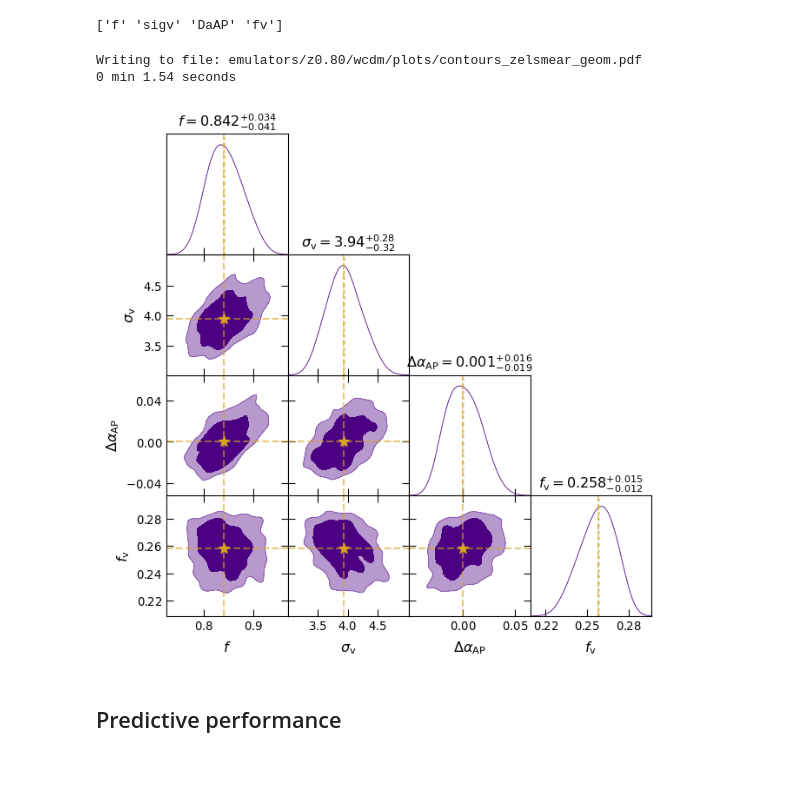
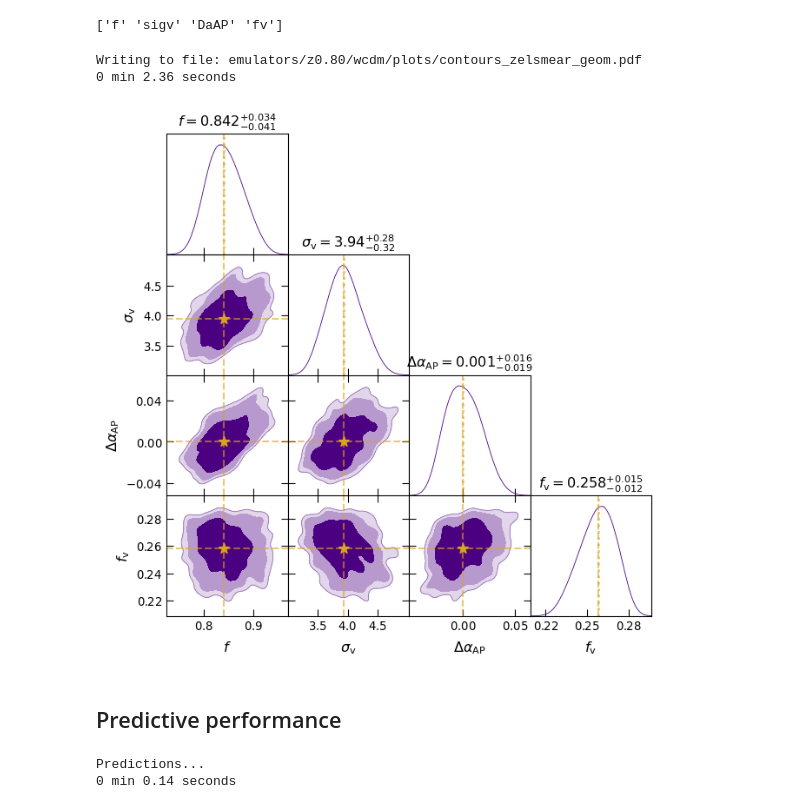
Before and after one commit to a-paranjape/zeldovich-smearing, a Jupyter notebook: emulation/Use_Emulators.ipynb, the cells around one changed output. Saved outputs shown, nothing was run; the diff lists cells and outputs as text; code cells hidden in the pictures; blank space fills up the shorter version.

Commit message:
updated to show contour plots

```diff
--- a/emulation/Use_Emulators.ipynb
+++ b/emulation/Use_Emulators.ipynb
@@ -237,8 +237,8 @@ NetworkEnsembleObject initialized
 print('all varied params')
 print(agem.keys_vary+agem.keys_agnostic)
 
-# use subsets of plot_param_list_all and par_show_all to focus on specific parameter subsets
-# we showcase a few choices below
+# use subsets of plot_param_list_all and par_show_all to focus on specific parameter subsets.
+# we showcase a few choices below.
 plot_param_list_all = np.array(agem.keys_vary+agem.keys_agnostic)
 par_show_all = np.arange(agem.n_params+agem.n_agnostic)
 file_stem_all = 'contours'
@@ -246,11 +246,11 @@ file_stem_all = 'contours'
 # store concatenated sample for later use
 sample = np.concatenate((cosmological,agnostic),axis=0).T
 
-# load full sample
+# load full sample in getdist
 gd_sample = MCSamples(samples=sample,
                       names=agem.keys_vary+agem.keys_agnostic,
                       labels=agem.latex_cosmological+agem.latex_agnostic,
-                      settings={'smooth_scale_2D':0.3})
+                      settings={'smooth_scale_2D':0.3},label='strong prior')
 # %% [output]
 all varied params
 ['Om', 'h', 'As', 'ns', 'Ob', 'Ok', 'wDE0', 'w0', 'w1', 'w2', 'w3', 'w4', 'w5', 'w6', 'w7', 'w8', 'f', 'sigv', 'DaAP', 'fv']
@@ -268,7 +268,7 @@ print(plot_param_list)
 # %%
 start_time = time()
 gdplot = gdplt.get_subplot_plotter(subplot_size=1.2)
-gdplot.settings.num_plot_contours = 2
+gdplot.settings.num_plot_contours = 3
 gdplot.settings.axes_fontsize = FS3
 gdplot.settings.axes_labelsize = FS2
 gdplot.settings.title_limit_fontsize = FS2
@@ -312,7 +312,7 @@ print(plot_param_list)
 # %%
 start_time = time()
 gdplot = gdplt.get_subplot_plotter(subplot_size=1.8)
-gdplot.settings.num_plot_contours = 2
+gdplot.settings.num_plot_contours = 3
 gdplot.settings.axes_fontsize = FS3
 gdplot.settings.axes_labelsize = FS2
 gdplot.settings.title_limit_fontsize = FS2
@@ -356,36 +356,36 @@ print(plot_param_list)
 # %%
 start_time = time()
 gdplot = gdplt.get_subplot_plotter(subplot_size=1.8)
-gdplot.settings.num_plot_contours = 2
+gdplot.settings.num_plot_contours = 3
 gdplot.settings.axes_fontsize = FS3
 gdplot.settings.axes_labelsize = FS2
 gdplot.settings.title_limit_fontsize = FS2
 
 gdplot.triangle_plot([gd_sample], plot_param_list,
                      filled=[True],contour_colors=['indigo'],legend_loc='upper center',
                      markers=sample[-1][par_show],
                      marker_args={'c': 'goldenrod','ls': '--','lw': 1.5,'alpha': 0.6},
                      title_limit=1)
 
 for par_y in range(par_show.size):
     str_y = plot_param_list[par_y]
     ax = gdplot.subplots[par_y,par_y]
     ax.axvline(sample[-1][par_show][par_y],c='goldenrod',ls=':',lw=2.0,alpha=0.6)
     for par_x in range(par_y):
         str_x = plot_param_list[par_x]
         ax = gdplot.subplots[par_y,par_x]
         ax.scatter([sample[-1][par_show][par_x]],[sample[-1][par_show][par_y]],
                    marker='*',s=75,c='goldenrod')
 
 if Save_Fig:
     filename = file_stem + '.pdf'
     print('Writing to file: '+agem.plot_dir+filename)
     gdplot.export(fname=filename,adir=agem.plot_dir)
 
 agem.time_this(start_time)
 # %% [output]
 Writing to file: emulators/z0.80/wcdm/plots/contours_zelsmear_geom.pdf
-0 min 1.54 seconds
+0 min 2.36 seconds
-[figure, old version]
+[figure, new version]
 # %% [markdown]
 ## Predictive performance
@@ -391,0 +396,9 @@ Writing to file: emulators/z0.80/wcdm/plots/contours_zelsmear_geom.pdf
+# %%
+start_time = time()
+print('Predictions...')
+agnostic_predict = neo_fwd.predict(cosmological)
+cosmological_predict = neo_inv.predict(agnostic)
+agem.time_this(start_time)
+# %% [output]
+Predictions...
+0 min 0.14 seconds
```
Also changed, not shown: parts of 14 cells of this notebook.
